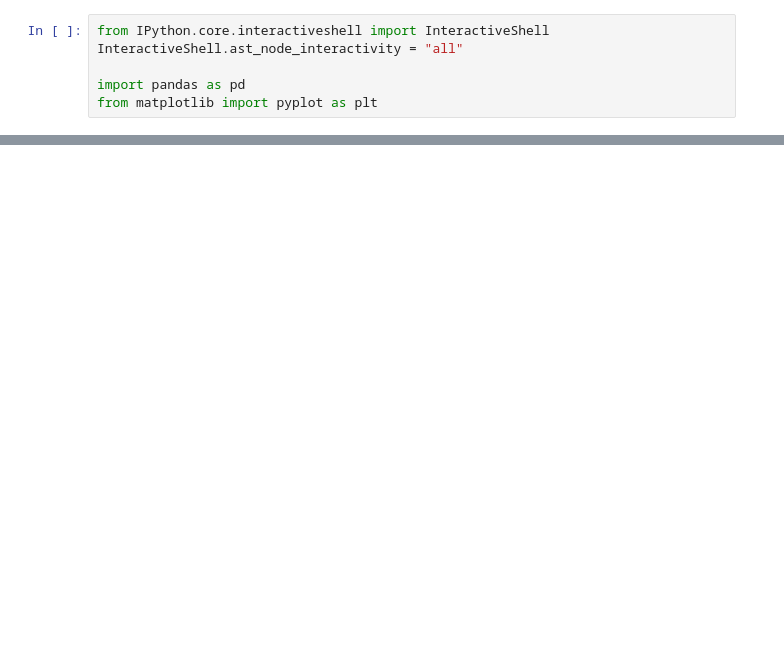
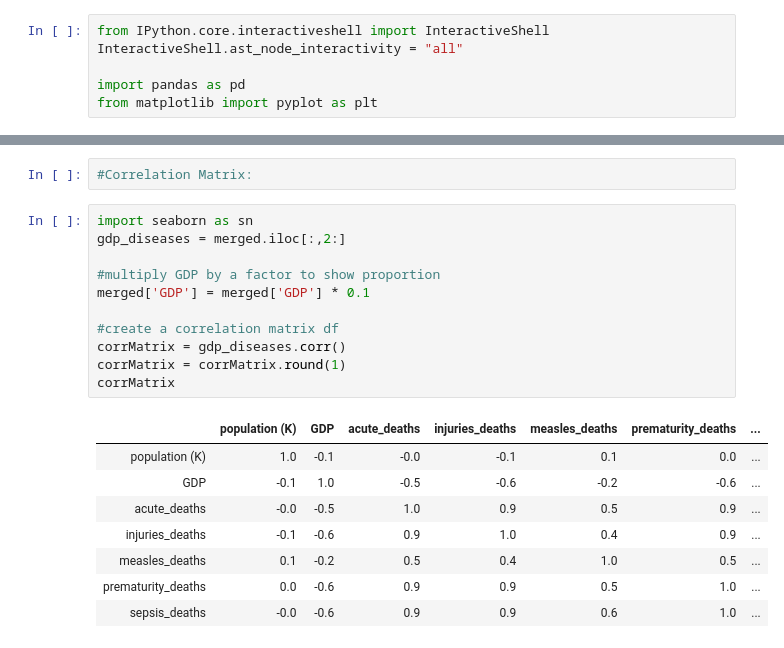
Before and after one commit to nairbdev2/Child_Mortality_Analysis_2000_2015, a Jupyter notebook: pnyb_files/population_gdp_diseases_2015.ipynb, the cells around one changed output, grey strips where cells are left out. Saved outputs shown, nothing was run; the diff lists cells and outputs as text; blank space fills up the shorter version.

```diff
--- a/pnyb_files/population_gdp_diseases_2015.ipynb
+++ b/pnyb_files/population_gdp_diseases_2015.ipynb
@@ -61,0 +134,22 @@ merged
+# %%
+#Correlation Matrix:
+# %%
+import seaborn as sn
+gdp_diseases = merged.iloc[:,2:]
+
+#multiply GDP by a factor to show proportion
+merged['GDP'] = merged['GDP'] * 0.1
+
+#create a correlation matrix df
+corrMatrix = gdp_diseases.corr()
+corrMatrix = corrMatrix.round(1)
+corrMatrix
+# %% [output]
+|  | population (K) | GDP | acute_deaths | injuries_deaths | measles_deaths | prematurity_deaths | ... |
+| population (K) | 1.0 | -0.1 | -0.0 | -0.1 | 0.1 | 0.0 | ... |
+| GDP | -0.1 | 1.0 | -0.5 | -0.6 | -0.2 | -0.6 | ... |
+| acute_deaths | -0.0 | -0.5 | 1.0 | 0.9 | 0.5 | 0.9 | ... |
+| injuries_deaths | -0.1 | -0.6 | 0.9 | 1.0 | 0.4 | 0.9 | ... |
+| measles_deaths | 0.1 | -0.2 | 0.5 | 0.4 | 1.0 | 0.5 | ... |
+| prematurity_deaths | 0.0 | -0.6 | 0.9 | 0.9 | 0.5 | 1.0 | ... |
+| sepsis_deaths | -0.0 | -0.6 | 0.9 | 0.9 | 0.6 | 1.0 | ... |
```
Also changed, not shown: parts of 4 cells of this notebook.
